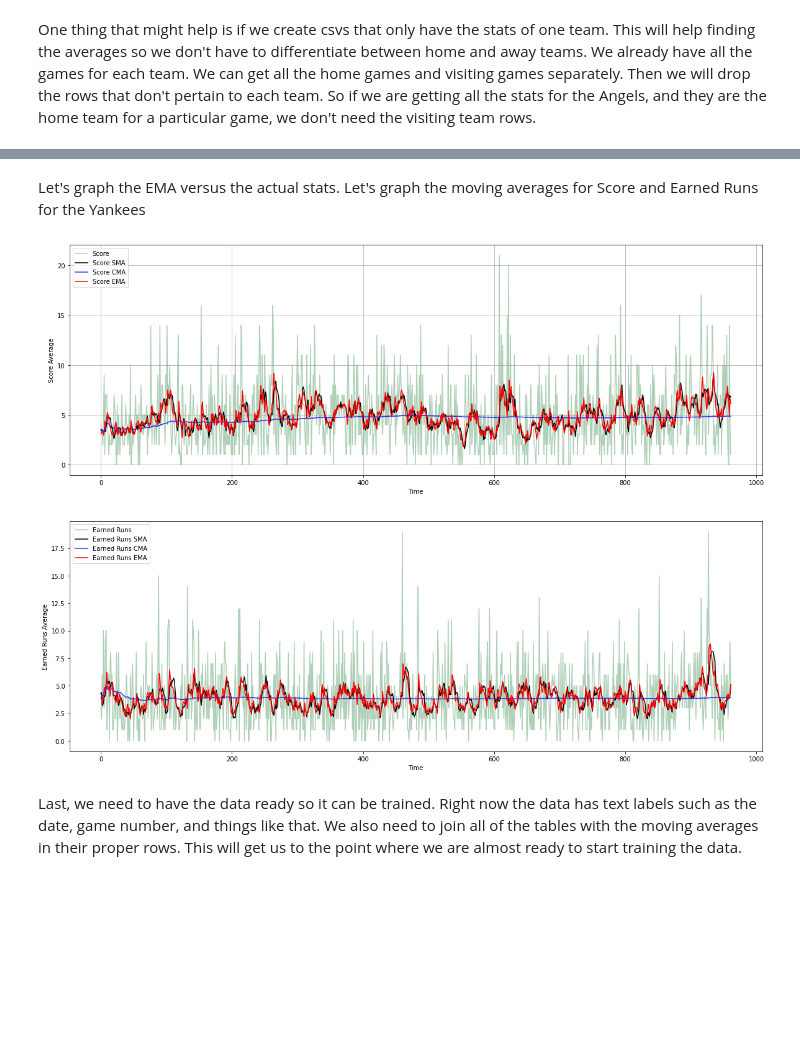
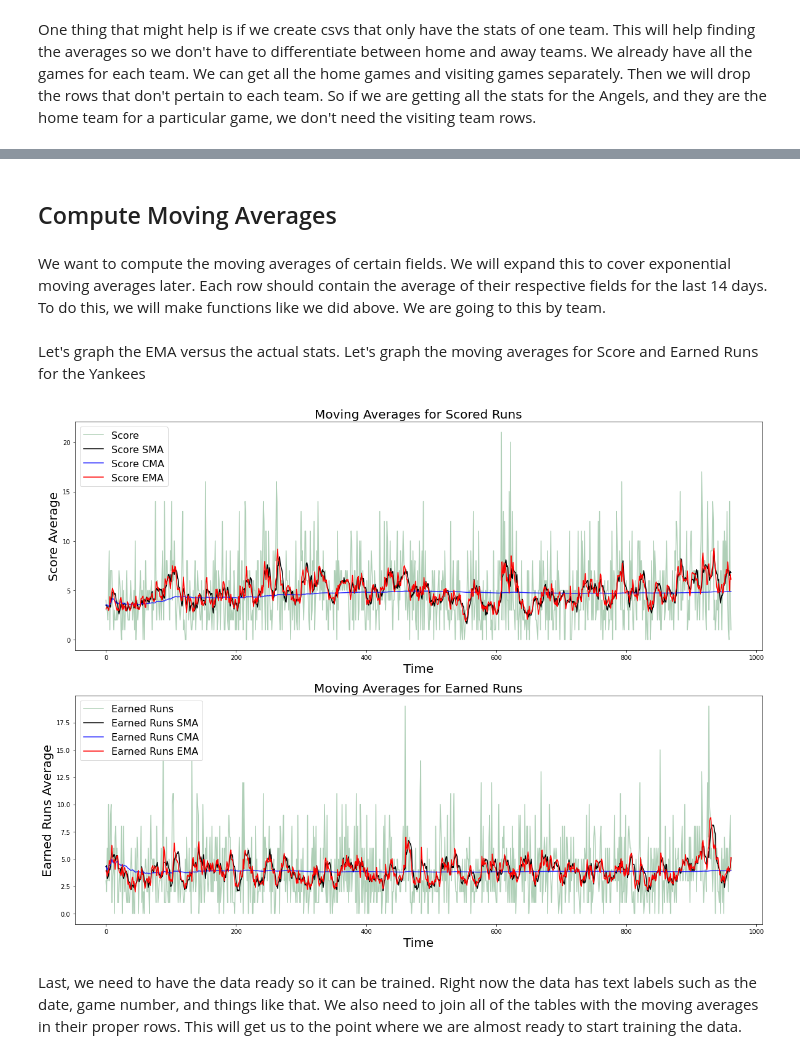
Before and after one commit to samkasbawala/sdp_team_32, a Jupyter notebook: starting_project.ipynb, the cells around one changed output, grey strips where cells are left out. Cells and saved outputs as stored; diff of their text form; code cells hidden in the pictures; blank space fills up the shorter version.

Commit message:
hyperparameter grid search and more legible graphs

```diff
--- a/starting_project.ipynb
+++ b/starting_project.ipynb
@@ -366,3 +363,7 @@ Now we have the stats per game per team, now we can compute the exponential movi
+# %% [markdown]
+## Compute Moving Averages
+# %% [markdown]
+We want to compute the moving averages of certain fields. We will expand this to cover exponential moving averages later. Each row should contain the average of their respective fields for the last 14 days. To do this, we will make functions like we did above. We are going to this by team.
 # %%
 def compute_ma(span, teams, team_stats_path, dest_path):
     """Computes various moving averages for the stats"""
@@ -412,31 +413,32 @@ Let's graph the EMA versus the actual stats. Let's graph the moving averages for
 # %%
 import matplotlib as mpl
 import matplotlib.pyplot as plt
 %matplotlib inline
 
 nya_averages = pd.read_csv(os.path.join(AVERAGES, "NYA_averages.csv"))
 plt.figure(figsize=[20,15])
 plt.subplot(211)
-plt.grid(True)
 plt.plot(nya_averages["Score"], label="Score", color=(.48, .69, .53, 0.6))
 plt.plot(nya_averages["Score SMA"], label="Score SMA", color=(0, 0, 0, 1))
 plt.plot(nya_averages["Score CMA"], label="Score CMA", color=(0, 0, 1, .8))
 plt.plot(nya_averages["Score EMA"], label="Score EMA", color=(1, 0, 0, 1))
-plt.xlabel("Time")
-plt.ylabel("Score Average")
-plt.legend(loc=2)
+plt.title("Moving Averages for Scored Runs", fontsize=20)
+plt.xlabel("Time", fontsize=20)
+plt.ylabel("Score Average", fontsize=20)
+plt.legend(loc=2, fontsize=16)
 plt.subplot(212)
 plt.plot(nya_averages["Earned Runs"], label="Earned Runs", color=(.48, .69, .53, 0.6))
 plt.plot(nya_averages["Earned Runs SMA"], label="Earned Runs SMA", color=(0, 0, 0, 1))
 plt.plot(nya_averages["Earned Runs CMA"], label="Earned Runs CMA", color=(0, 0, 1, .8))
 plt.plot(nya_averages["Earned Runs EMA"], label="Earned Runs EMA", color=(1, 0, 0, 1))
-plt.xlabel("Time")
-plt.ylabel("Earned Runs Average")
-plt.legend(loc=2)
+plt.title("Moving Averages for Earned Runs", fontsize=20)
+plt.xlabel("Time", fontsize=20)
+plt.ylabel("Earned Runs Average", fontsize=20)
+plt.legend(loc=2, fontsize=16)
 plt.show()
 plt.close()
 # %% [output]
-[figure, old version]
+[figure, new version]
 # %% [markdown]
 Last, we need to have the data ready so it can be trained. Right now the data has text labels such as the date, game number, and things like that. We also need to join all of the tables with the moving averages in their proper rows. This will get us to the point where we are almost ready to start training the data.
 # %%
```
Also changed, not shown: parts of 22 cells of this notebook, 1 other file.
